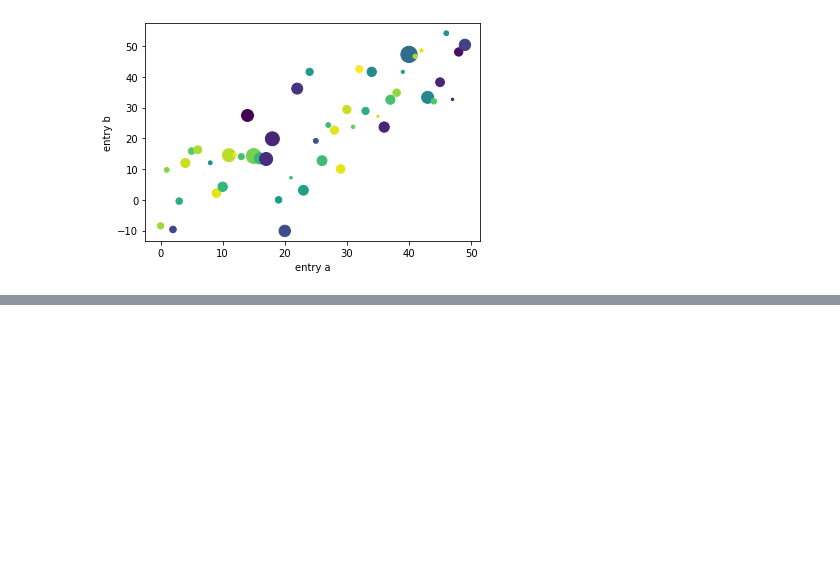
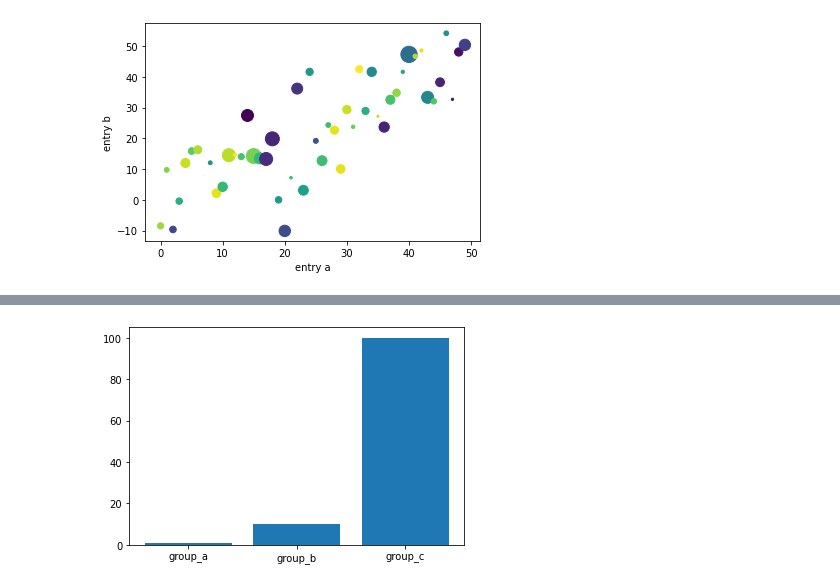
Before and after one commit to AxelChristian/matplotlib, a Jupyter notebook: 02_Pengenalan_pyplot.ipynb, the cells around one changed output, grey strips where cells are left out. Saved outputs shown, nothing was run; the diff lists cells and outputs as text; code cells hidden in the pictures; blank space fills up the shorter version.

```diff
--- a/02_Pengenalan_pyplot.ipynb
+++ b/02_Pengenalan_pyplot.ipynb
@@ -102,0 +118,5 @@ plt.show()
+# %%
+plt.bar(names,values)
+plt.show()
+# %% [output]
+[figure, added]
```
Also changed, not shown: parts of 4 cells of this notebook.
